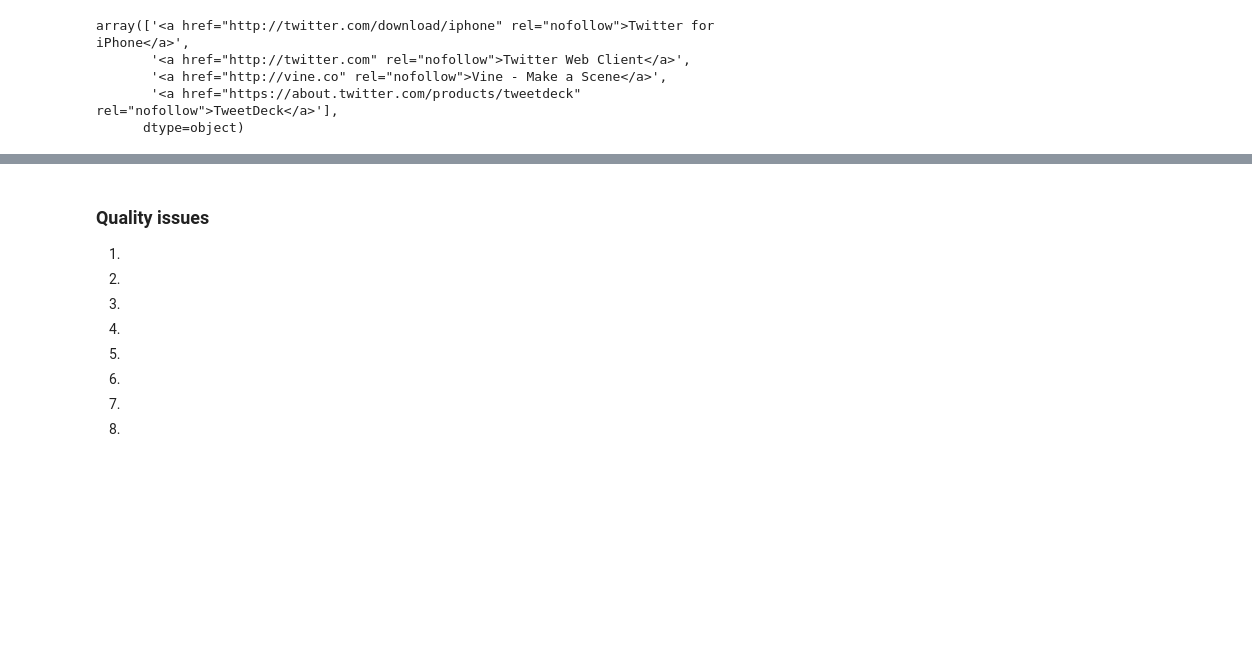
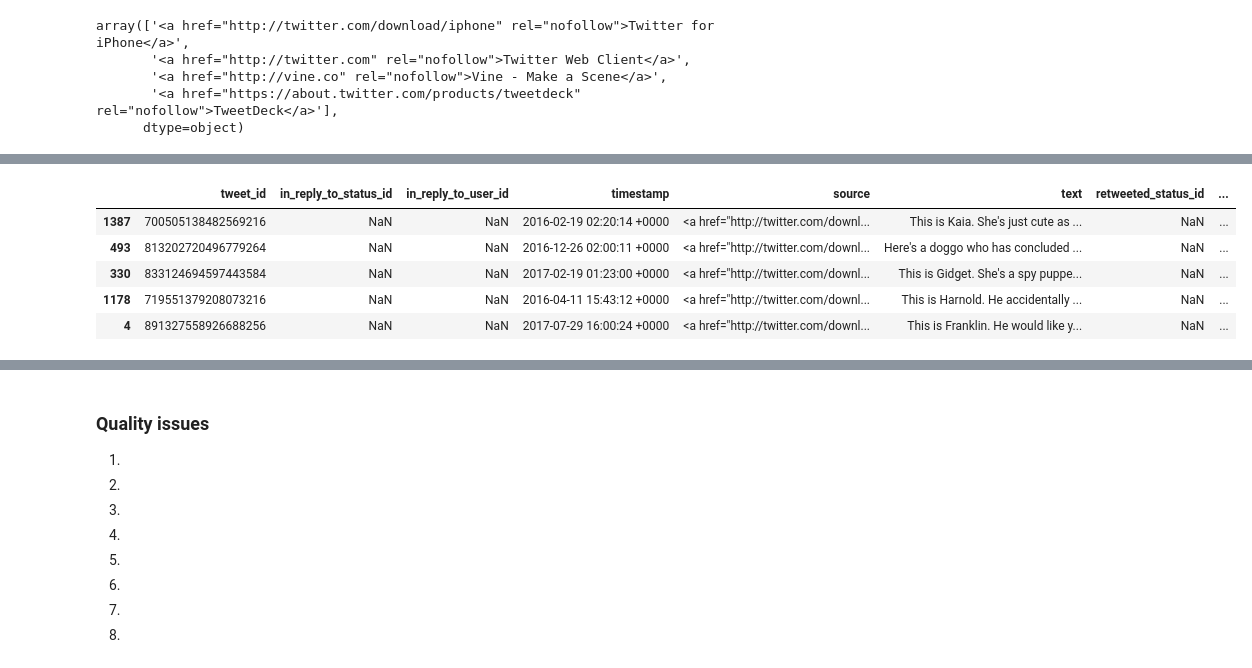
Before and after one commit to Crownthirst/Data_Wrangling-WeRateDogs, a Jupyter notebook: wrangle_act.ipynb, the cells around one changed output, grey strips where cells are left out. Cells and saved outputs as stored; diff of their text form; code cells hidden in the pictures; blank space fills up the shorter version.

```diff
--- a/wrangle_act.ipynb
+++ b/wrangle_act.ipynb
@@ -145,0 +199,9 @@ programmatic assessement to assess the data.
+# %%
+df.sample(5)
+# %% [output]
+|  | tweet_id | in_reply_to_status_id | in_reply_to_user_id | timestamp | source | text | retweeted_status_id | ... |
+| 1387 | 700505138482569216 | NaN | NaN | 2016-02-19 02:20:14 +0000 | <a href="http://twitter.com/downl... | This is Kaia. She's just cute as ... | NaN | ... |
+| 493 | 813202720496779264 | NaN | NaN | 2016-12-26 02:00:11 +0000 | <a href="http://twitter.com/downl... | Here's a doggo who has concluded ... | NaN | ... |
+| 330 | 833124694597443584 | NaN | NaN | 2017-02-19 01:23:00 +0000 | <a href="http://twitter.com/downl... | This is Gidget. She's a spy puppe... | NaN | ... |
+| 1178 | 719551379208073216 | NaN | NaN | 2016-04-11 15:43:12 +0000 | <a href="http://twitter.com/downl... | This is Harnold. He accidentally ... | NaN | ... |
+| 4 | 891327558926688256 | NaN | NaN | 2017-07-29 16:00:24 +0000 | <a href="http://twitter.com/downl... | This is Franklin. He would like y... | NaN | ... |
```
Also changed, not shown: parts of 13 cells of this notebook.
